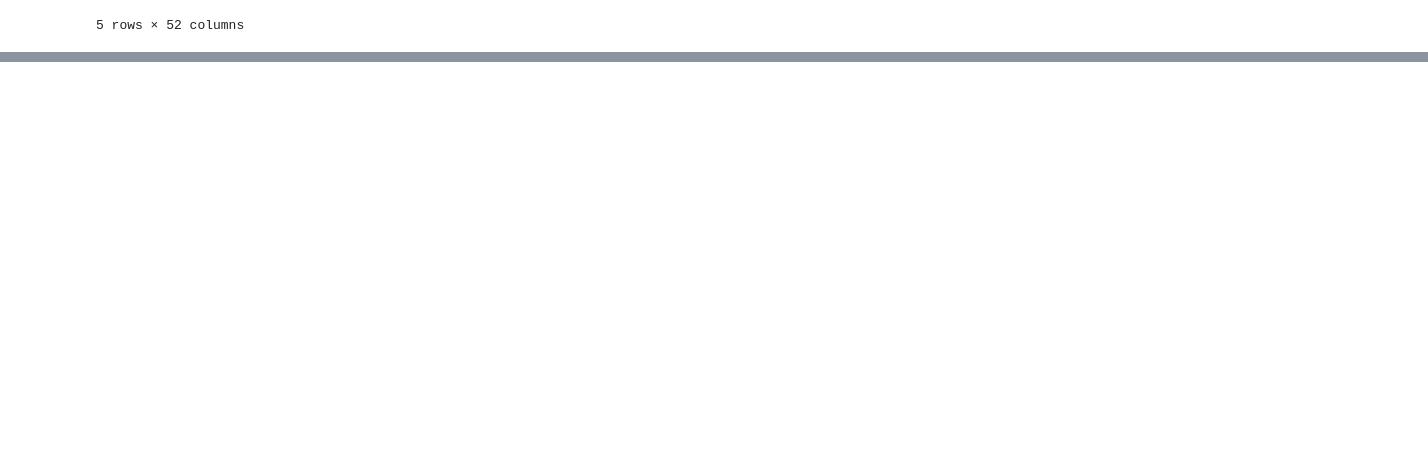
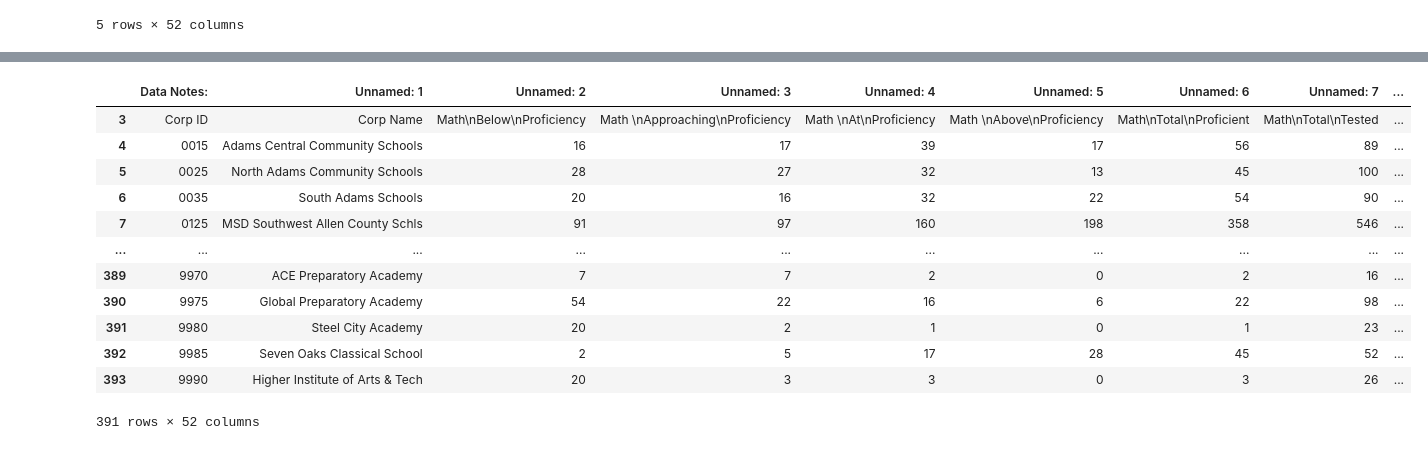
Before and after one commit to RachTheRad/SoIN_Housing_Analysis, a Jupyter notebook: HA_Cap_NB2.ipynb, the cells around one changed output, grey strips where cells are left out. Drawn from its saved outputs; the diff is of its cells as text; code cells hidden in the pictures; blank space fills up the shorter version.

Commit message:
read in additional ILEARN datasets

```diff
--- a/HA_Cap_NB2.ipynb
+++ b/HA_Cap_NB2.ipynb
@@ -44,0 +133,27 @@ ela_copy
+# %%
+#read in the data for ILEARN 2024 test scores for all school coporations in Indiana - Math section
+
+ilearn_Math_corp = pd.read_csv('Data_Sources\ILEARN_Corp_Math.csv')
+# %%
+# will replace Nan value in dataframe with value 1
+math_copy = ilearn_Math_corp.replace(to_replace = np.nan, value = 1)
+# %%
+#change rows with NaN values to 1, drop from dataframe
+for x in math_copy.index:
+    if math_copy.loc[x, "Unnamed: 1"] == 1:
+        math_copy.drop(x, inplace=True)
+math_copy
+# %% [output]
+|  | Data Notes: | Unnamed: 1 | Unnamed: 2 | Unnamed: 3 | Unnamed: 4 | Unnamed: 5 | Unnamed: 6 | Unnamed: 7 | ... |
+| 3 | Corp ID | Corp Name | Math\nBelow\nProficiency | Math \nApproaching\nProficiency | Math \nAt\nProficiency | Math \nAbove\nProficiency | Math\nTotal\nProficient | Math\nTotal\nTested | ... |
+| 4 | 0015 | Adams Central Community Schools | 16 | 17 | 39 | 17 | 56 | 89 | ... |
+| 5 | 0025 | North Adams Community Schools | 28 | 27 | 32 | 13 | 45 | 100 | ... |
+| 6 | 0035 | South Adams Schools | 20 | 16 | 32 | 22 | 54 | 90 | ... |
+| 7 | 0125 | MSD Southwest Allen County Schls | 91 | 97 | 160 | 198 | 358 | 546 | ... |
+| ... | ... | ... | ... | ... | ... | ... | ... | ... | ... |
+| 389 | 9970 | ACE Preparatory Academy | 7 | 7 | 2 | 0 | 2 | 16 | ... |
+| 390 | 9975 | Global Preparatory Academy | 54 | 22 | 16 | 6 | 22 | 98 | ... |
+| 391 | 9980 | Steel City Academy | 20 | 2 | 1 | 0 | 1 | 23 | ... |
+| 392 | 9985 | Seven Oaks Classical School | 2 | 5 | 17 | 28 | 45 | 52 | ... |
+| 393 | 9990 | Higher Institute of Arts & Tech | 20 | 3 | 3 | 0 | 3 | 26 | ... |
+391 rows × 52 columns
```
Also changed, not shown: parts of 18 cells of this notebook.
